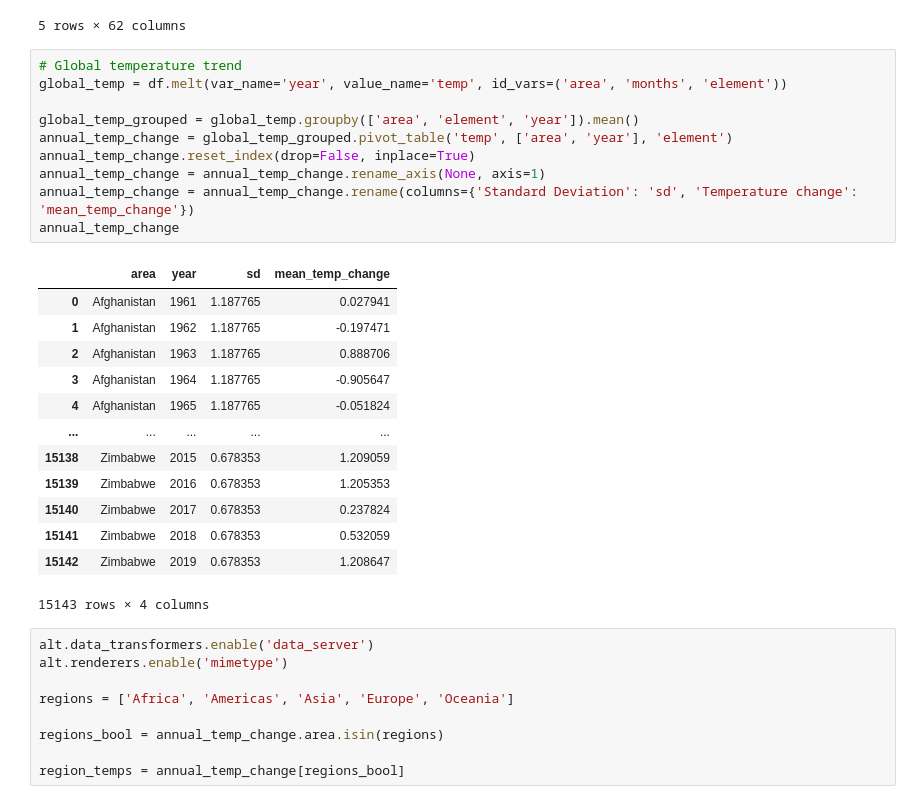
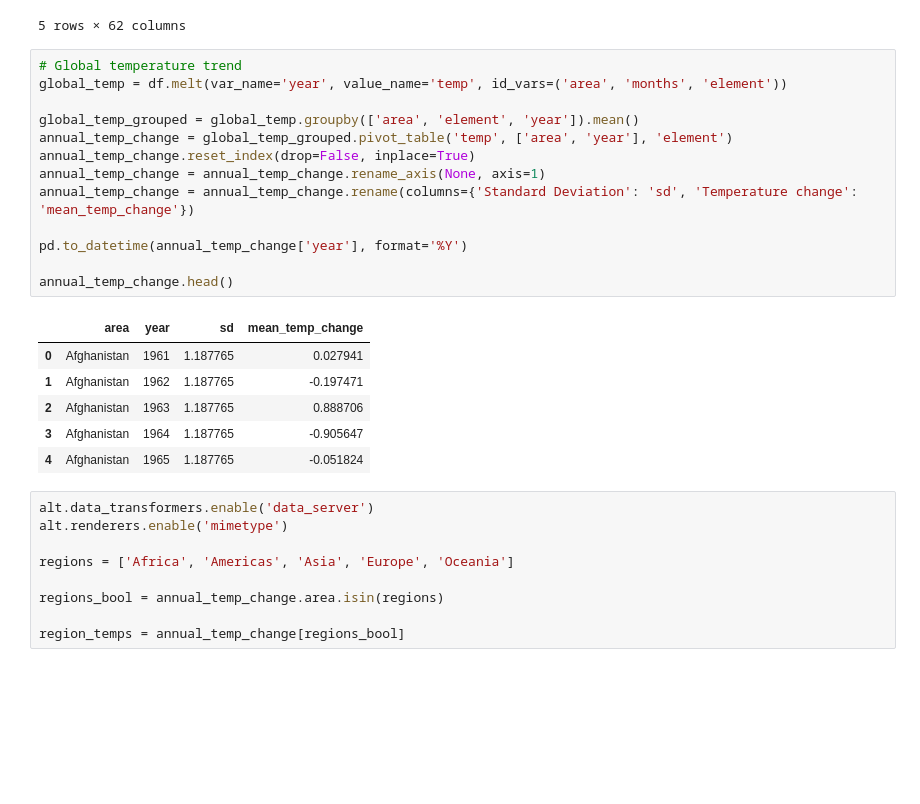
Before and after one commit to mel-liow/climate-analysis, a Jupyter notebook: climate_analysis.ipynb, the cells around one changed output. Drawn from its saved outputs; the diff is of its cells as text; blank space fills up the shorter version.

```diff
--- a/climate_analysis.ipynb
+++ b/climate_analysis.ipynb
@@ -50,27 +50,23 @@ df.head()
 # %%
 # Global temperature trend
 global_temp = df.melt(var_name='year', value_name='temp', id_vars=('area', 'months', 'element'))
 
 global_temp_grouped = global_temp.groupby(['area', 'element', 'year']).mean()
 annual_temp_change = global_temp_grouped.pivot_table('temp', ['area', 'year'], 'element')
 annual_temp_change.reset_index(drop=False, inplace=True)
 annual_temp_change = annual_temp_change.rename_axis(None, axis=1)
 annual_temp_change = annual_temp_change.rename(columns={'Standard Deviation': 'sd', 'Temperature change': 'mean_temp_change'})
-annual_temp_change
+
+pd.to_datetime(annual_temp_change['year'], format='%Y')
+
+annual_temp_change.head()
 # %% [output]
 |  | area | year | sd | mean_temp_change |
 | 0 | Afghanistan | 1961 | 1.187765 | 0.027941 |
 | 1 | Afghanistan | 1962 | 1.187765 | -0.197471 |
 | 2 | Afghanistan | 1963 | 1.187765 | 0.888706 |
 | 3 | Afghanistan | 1964 | 1.187765 | -0.905647 |
 | 4 | Afghanistan | 1965 | 1.187765 | -0.051824 |
-| ... | ... | ... | ... | ... |
-| 15138 | Zimbabwe | 2015 | 0.678353 | 1.209059 |
-| 15139 | Zimbabwe | 2016 | 0.678353 | 1.205353 |
-| 15140 | Zimbabwe | 2017 | 0.678353 | 0.237824 |
-| 15141 | Zimbabwe | 2018 | 0.678353 | 0.532059 |
-| 15142 | Zimbabwe | 2019 | 0.678353 | 1.208647 |
-15143 rows × 4 columns
 # %%
 alt.data_transformers.enable('data_server')
 alt.renderers.enable('mimetype')
```
Also changed, not shown: parts of 4 cells of this notebook, 1 other file.
